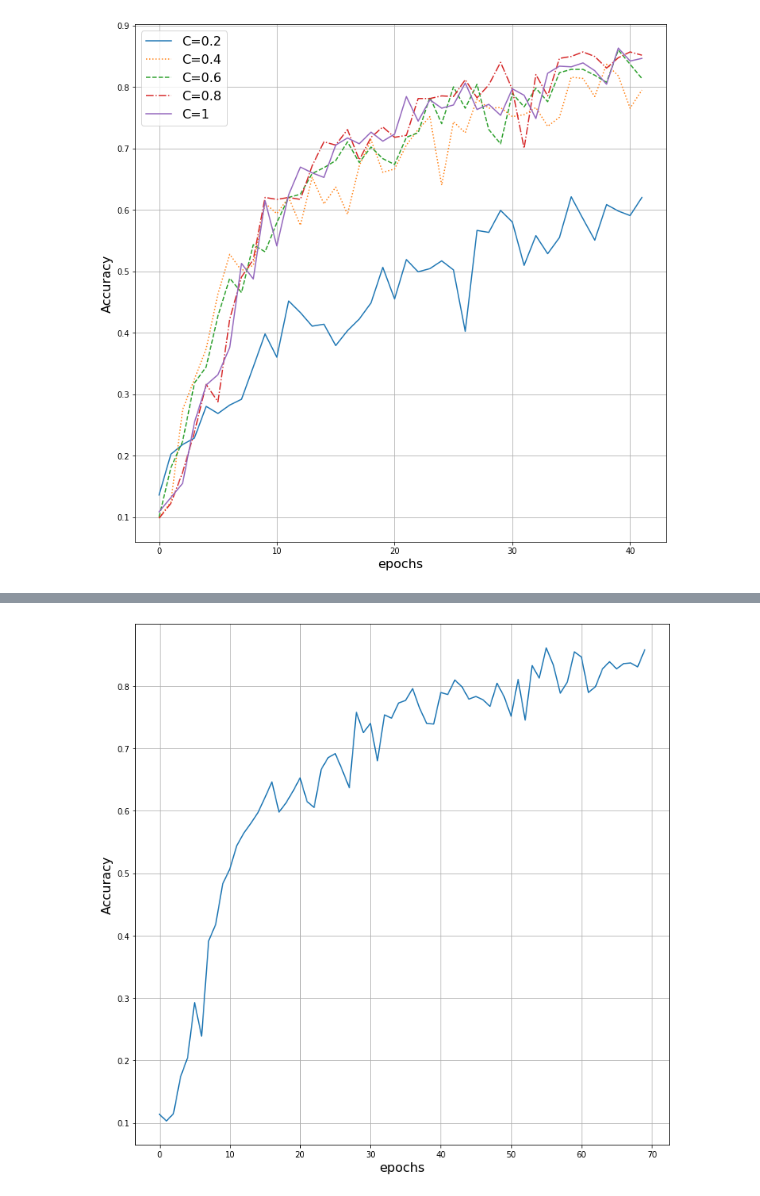
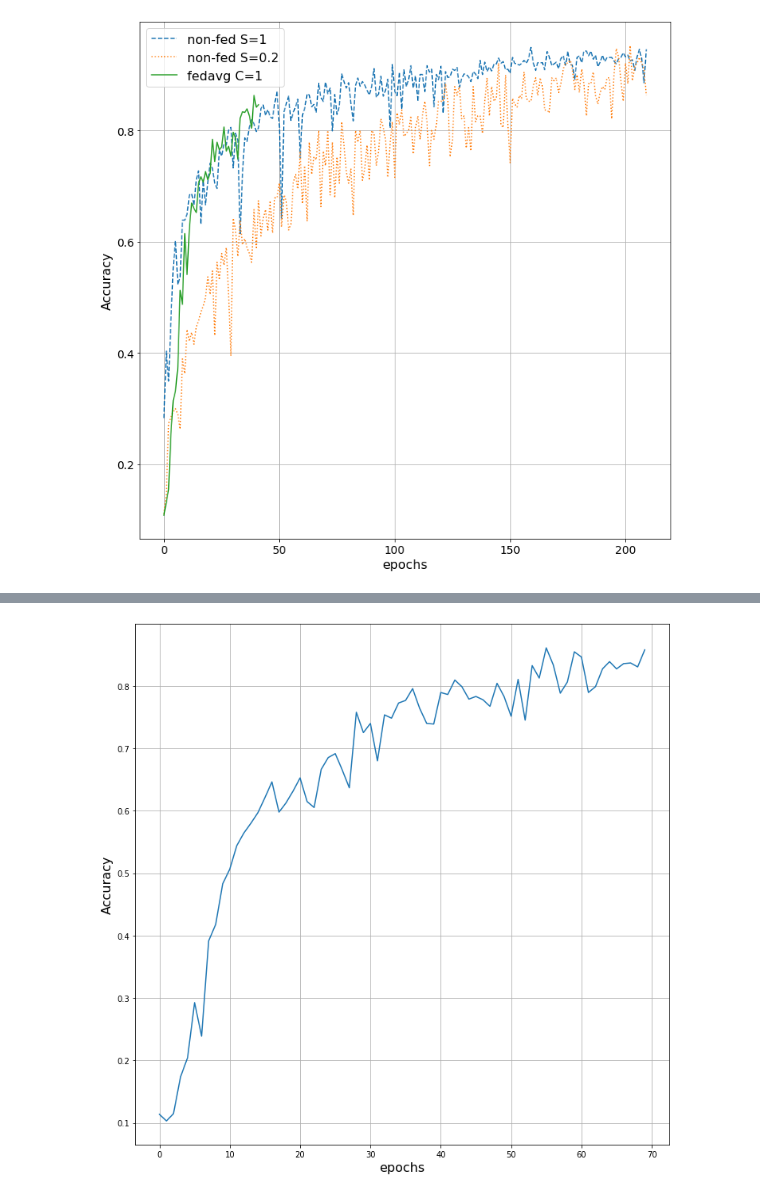
Before and after one commit to Hongyu-He/ece685_project, a Jupyter notebook: dev_test.ipynb, the cells around one changed output, grey strips where cells are left out. Cells and saved outputs as stored; diff of their text form; code cells hidden in the pictures.

```diff
--- a/dev_test.ipynb
+++ b/dev_test.ipynb
@@ -51,25 +51,35 @@ device = torch.device("cuda" if torch.cuda.is_available() else "cpu")
 
 # with open(file_name, 'rb') as f:
 #     logger = pickle.load(f)
-# %%
-C = [0.2, 0.4, 0.6, 0.8, 1]
-linestyles = ['solid', 'dotted', 'dashed', 'dashdot', 'solid']
-x = np.arange(epochs)
-test_acc = [65.58, 80.31, 84.64, 85.15, 87.01]
-
-fig, ax = plt.subplots(1, 2, figsize=(22, 10))
-for i, c in enumerate(C):
-    file_name = './results'+f'/imagenet_resnext_{epochs}_C[{c}]_iid[{iid}]_E[{local_ep}]_B[{local_bs}].pkl'
-    with open(file_name, 'rb') as f:
-        logger = pickle.load(f)
-    acc = logger['acc']
-    ax[0].plot(x, acc, label=f'C={c}', linestyle=linestyles[i])
-ax[0].xlabel('epochs', fontsize=16)
-ax[0].ylabel('Accuracy', fontsize=16)
-ax[0].legend(fontsize=16)
-ax[0].grid()
-ax[1].bar(C, test_acc, width=0.2)
-plt.savefig('results/frac_acc.png', dpi=300)
-plt.show()
-# %% [output]
-[figure, removed]
+# %%
+fig, ax = plt.subplots(figsize=(12, 12))
+file_name = './results'+f'/imagenet_resnext_210_S[1]_iid[1]_E[5]_B[16].pkl'
+with open(file_name, 'rb') as f:
+    logger = pickle.load(f)
+acc = logger['acc']
+x = np.arange(0, 210)
+plt.plot(x, acc, label='non-fed S=1', linestyle='dashed')
+
+file_name = './results'+f'/imagenet_resnext_210_S[0.2]_iid[1]_E[5]_B[16].pkl'
+with open(file_name, 'rb') as f:
+    logger = pickle.load(f)
+acc = logger['acc']
+plt.plot(x, acc, label='non-fed S=0.2', linestyle='dotted')
+
+x = np.arange(0, 42)
+file_name = './results'+f'/imagenet_resnext_42_C[1]_iid[1]_E[5]_B[16].pkl'
+with open(file_name, 'rb') as f:
+    logger = pickle.load(f)
+acc = logger['acc']
+plt.plot(x, acc, label='fedavg C=1', linestyle='solid')
+
+plt.xlabel('epochs', fontsize=16)
+plt.ylabel('Accuracy', fontsize=16)
+plt.xticks(fontsize=14)
+plt.yticks(fontsize=14)
+plt.legend(fontsize=16)
+plt.grid()
+plt.savefig('results/fedavg_vs_nonfed.png', dpi=300)
+plt.show()
+# %% [output]
+[figure, added]
```
Also changed, not shown: parts of 2 cells of this notebook, 4 other files.
